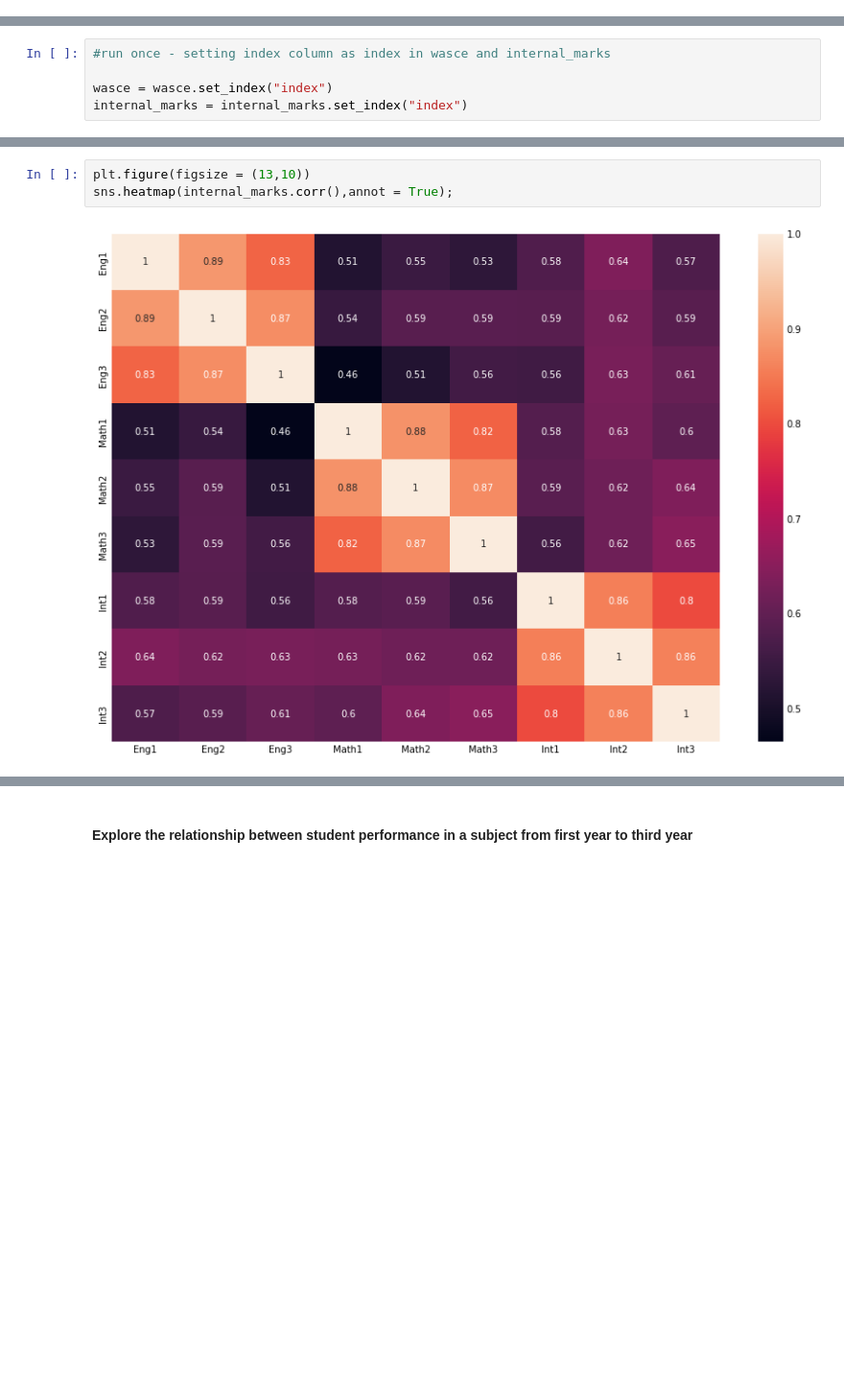
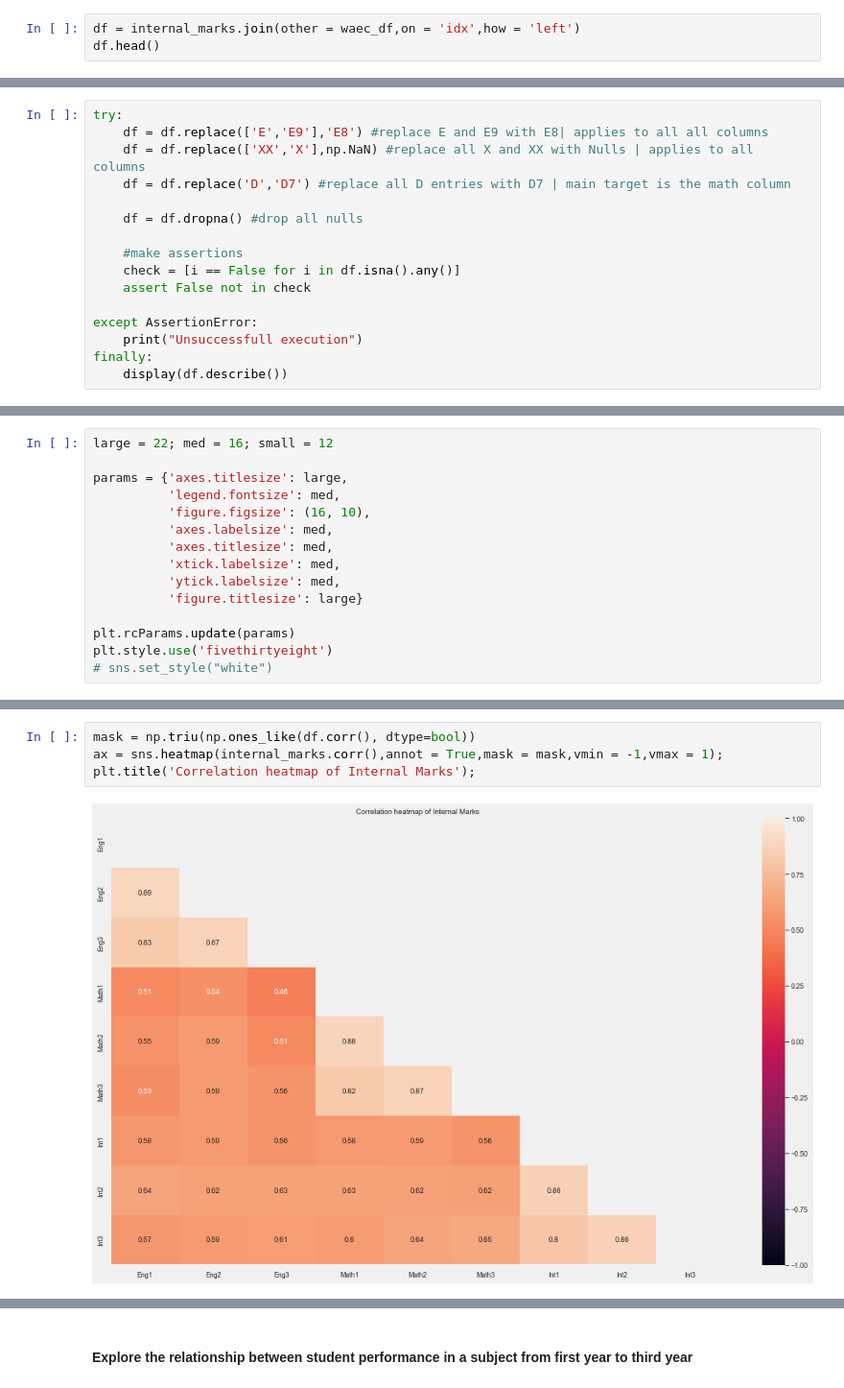
Before and after one commit to mk-armah/student_performance_analysis, a Jupyter notebook: analysis.ipynb, the cells around one changed output, grey strips where cells are left out. Shown at 96% size. Drawn from its saved outputs; the diff is of its cells as text; blank space fills up the shorter version.

```diff
--- a/analysis.ipynb
+++ b/analysis.ipynb
@@ -144,0 +241,3 @@ wasce.head()
+# %%
+df = internal_marks.join(other = waec_df,on = 'idx',how = 'left')
+df.head()
@@ -144,0 +456,16 @@ wasce.head()
+# %%
+try:
+    df = df.replace(['E','E9'],'E8') #replace E and E9 with E8| applies to all all columns
+    df = df.replace(['XX','X'],np.NaN) #replace all X and XX with Nulls | applies to all columns
+    df = df.replace('D','D7') #replace all D entries with D7 | main target is the math column
+
+    df = df.dropna() #drop all nulls
+
+    #make assertions
+    check = [i == False for i in df.isna().any()]
+    assert False not in check
+
+except AssertionError:
+    print("Unsuccessfull execution")
+finally:
+    display(df.describe())
@@ -187,5 +548,0 @@ memory usage: 85.2 KB
-# %%
-#run once - setting index column as index in wasce and internal_marks
-
-wasce = wasce.set_index("index")
-internal_marks = internal_marks.set_index("index")
@@ -242,0 +551,15 @@ internal_marks.head()
+# %%
+large = 22; med = 16; small = 12
+
+params = {'axes.titlesize': large,
+          'legend.fontsize': med,
+          'figure.figsize': (16, 10),
+          'axes.labelsize': med,
+          'axes.titlesize': med,
+          'xtick.labelsize': med,
+          'ytick.labelsize': med,
+          'figure.titlesize': large}
+
+plt.rcParams.update(params)
+plt.style.use('fivethirtyeight')
+# sns.set_style("white")
@@ -265,5 +605,6 @@ internal_marks.corr()
 # %%
-plt.figure(figsize = (13,10))
-sns.heatmap(internal_marks.corr(),annot = True);
+mask = np.triu(np.ones_like(df.corr(), dtype=bool))
+ax = sns.heatmap(internal_marks.corr(),annot = True,mask = mask,vmin = -1,vmax = 1);
+plt.title('Correlation heatmap of Internal Marks');
 # %% [output]
-[figure, old version]
+[figure, new version]
```
Also changed, not shown: parts of 151 cells of this notebook, 1 other file.
